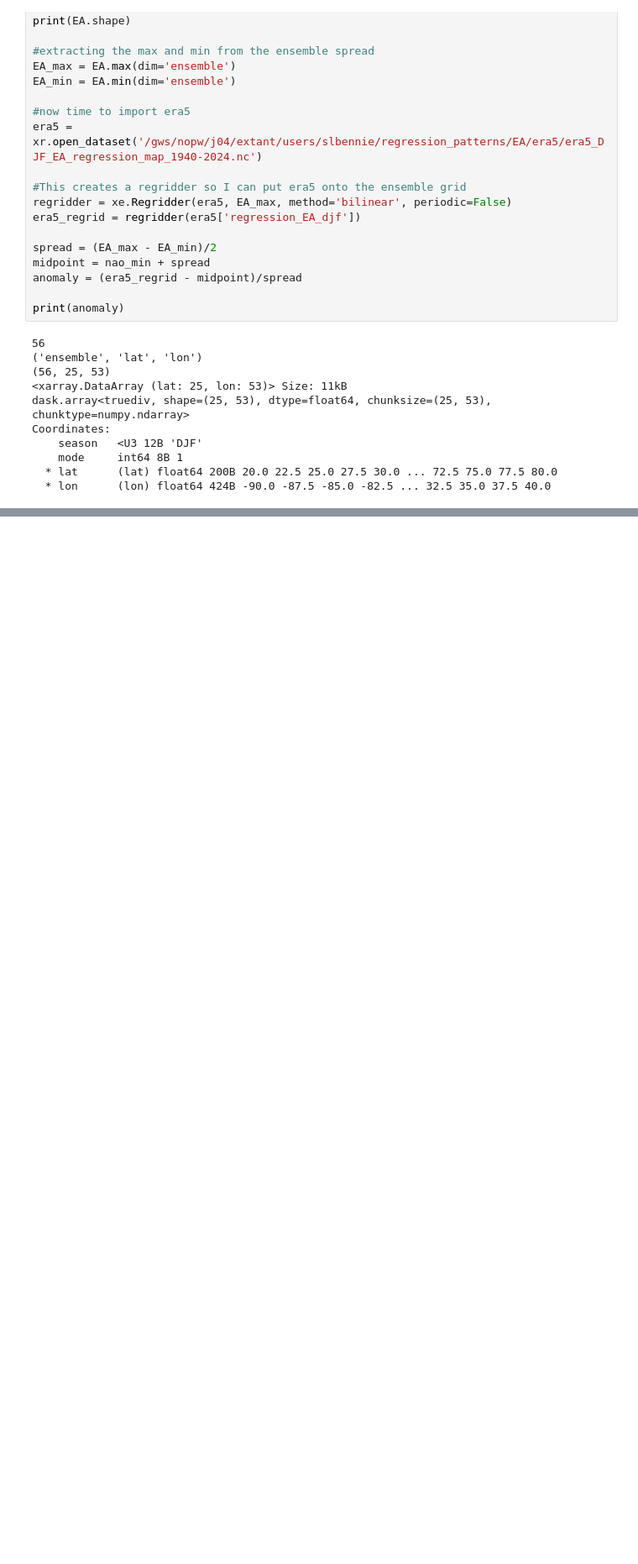
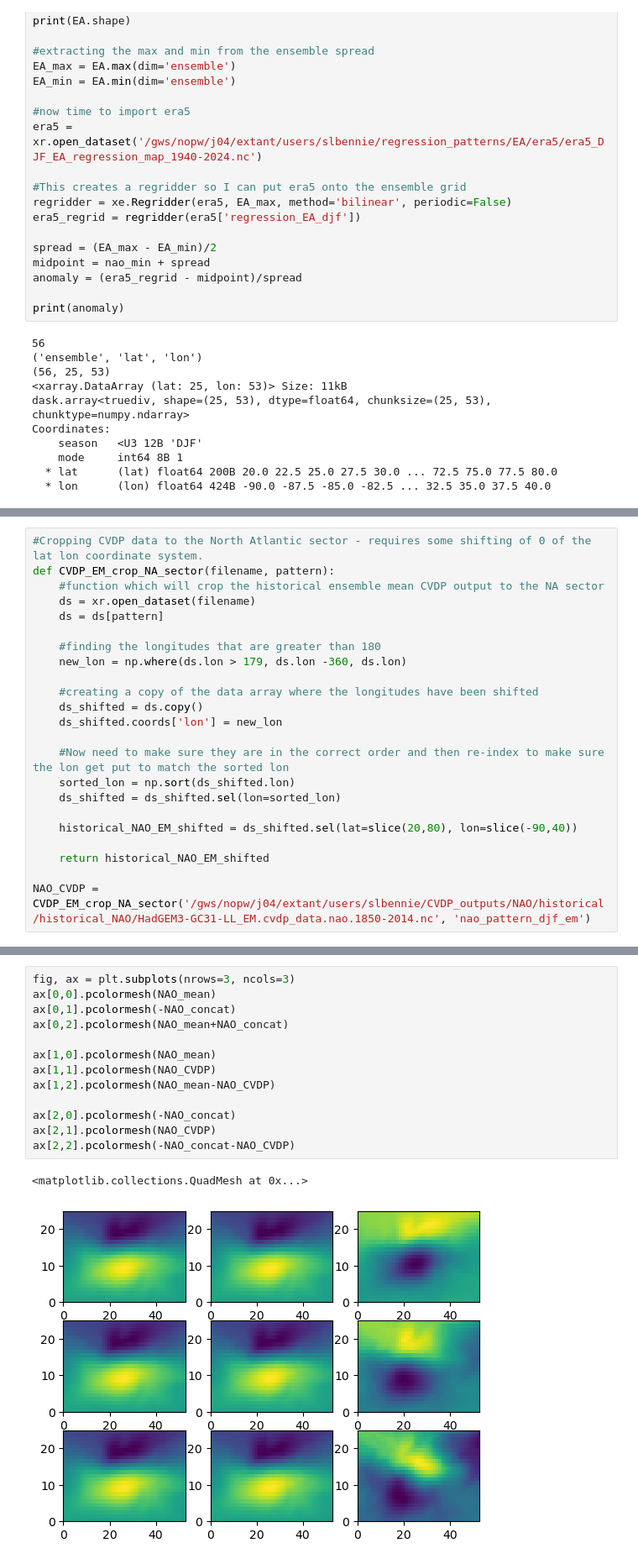
Before and after one commit to slbennie/scripts_trend_projections, a Jupyter notebook: trend_projection/Plotting_ensemble_spread_era5.ipynb, the cells around one changed output, grey strips where cells are left out. Shown: that part at 84% size. Drawn from its saved outputs; the diff is of its cells as text; blank space fills up the shorter version.

```diff
--- a/trend_projection/Plotting_ensemble_spread_era5.ipynb
+++ b/trend_projection/Plotting_ensemble_spread_era5.ipynb
@@ -204,0 +234,23 @@ plt.show()
+# %%
+#Cropping CVDP data to the North Atlantic sector - requires some shifting of 0 of the lat lon coordinate system.
+def CVDP_EM_crop_NA_sector(filename, pattern):
+    #function which will crop the historical ensemble mean CVDP output to the NA sector
+    ds = xr.open_dataset(filename)
+    ds = ds[pattern]
+
+    #finding the longitudes that are greater than 180
+    new_lon = np.where(ds.lon > 179, ds.lon -360, ds.lon)
+
+    #creating a copy of the data array where the longitudes have been shifted
+    ds_shifted = ds.copy()
+    ds_shifted.coords['lon'] = new_lon
+
+    #Now need to make sure they are in the correct order and then re-index to make sure the lon get put to match the sorted lon
+    sorted_lon = np.sort(ds_shifted.lon)
+    ds_shifted = ds_shifted.sel(lon=sorted_lon)
+
+    historical_NAO_EM_shifted = ds_shifted.sel(lat=slice(20,80), lon=slice(-90,40))
+
+    return historical_NAO_EM_shifted
+
+NAO_CVDP = CVDP_EM_crop_NA_sector('/gws/nopw/j04/extant/users/slbennie/CVDP_outputs/NAO/historical/historical_NAO/HadGEM3-GC31-LL_EM.cvdp_data.nao.1850-2014.nc', 'nao_pattern_djf_em')
@@ -204,0 +326,16 @@ plt.show()
+# %%
+fig, ax = plt.subplots(nrows=3, ncols=3)
+ax[0,0].pcolormesh(NAO_mean)
+ax[0,1].pcolormesh(-NAO_concat)
+ax[0,2].pcolormesh(NAO_mean+NAO_concat)
+
+ax[1,0].pcolormesh(NAO_mean)
+ax[1,1].pcolormesh(NAO_CVDP)
+ax[1,2].pcolormesh(NAO_mean-NAO_CVDP)
+
+ax[2,0].pcolormesh(-NAO_concat)
+ax[2,1].pcolormesh(NAO_CVDP)
+ax[2,2].pcolormesh(-NAO_concat-NAO_CVDP)
+# %% [output]
+<matplotlib.collections.QuadMesh at 0x...>
+[figure, added]
```
Also changed, not shown: parts of 9 cells of this notebook, 3 other files.
